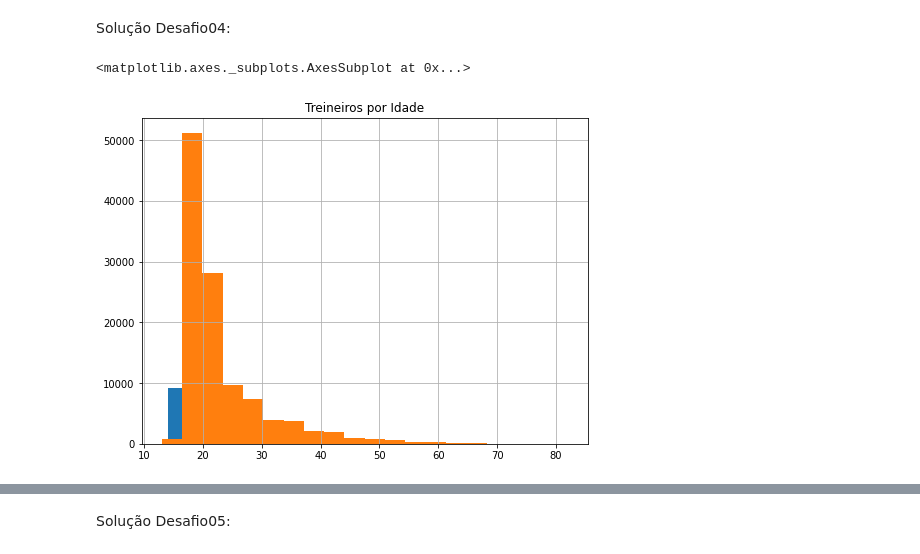
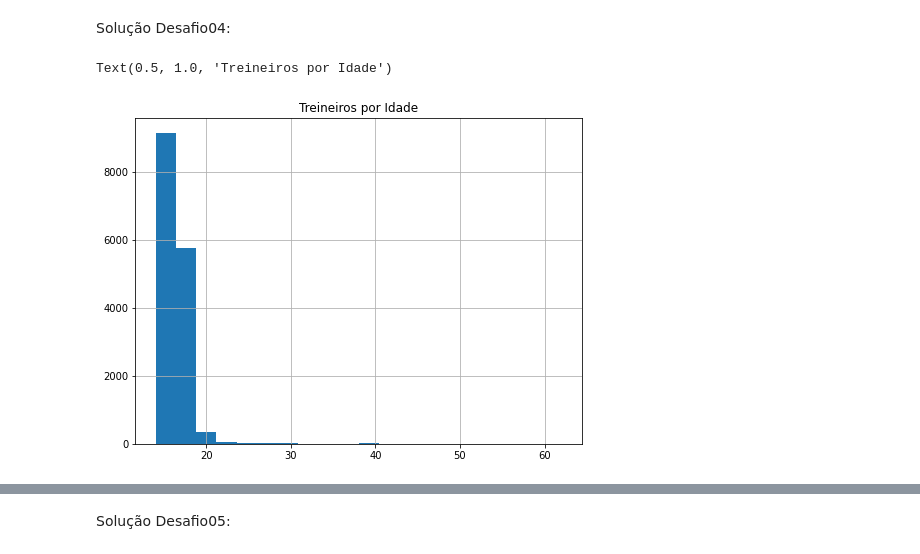
Before and after one commit to VictoralcNunes/AluraImers-oDados, a Jupyter notebook: Aula01.ipynb, the cells around one changed output, grey strips where cells are left out. Saved outputs shown, nothing was run; the diff lists cells and outputs as text; code cells hidden in the pictures.

```diff
--- a/Aula01.ipynb
+++ b/Aula01.ipynb
@@ -287,7 +288,6 @@ Text(0.5, 1.0, 'Distribuição dos inscritos por idade')
 Solução Desafio04:
 # %%
 dados.query("IN_TREINEIRO == 1")["NU_IDADE"].hist(bins=20, figsize=(8,6,)).set_title("Treineiros por Idade")
-dados.query("IN_TREINEIRO == 0")["NU_IDADE"].hist(bins=20, figsize=(8,6,))
 # %% [output]
-<matplotlib.axes._subplots.AxesSubplot at 0x...>
+Text(0.5, 1.0, 'Treineiros por Idade')
-[figure, old version]
+[figure, new version]
```
Also changed, not shown: parts of 7 cells of this notebook.
